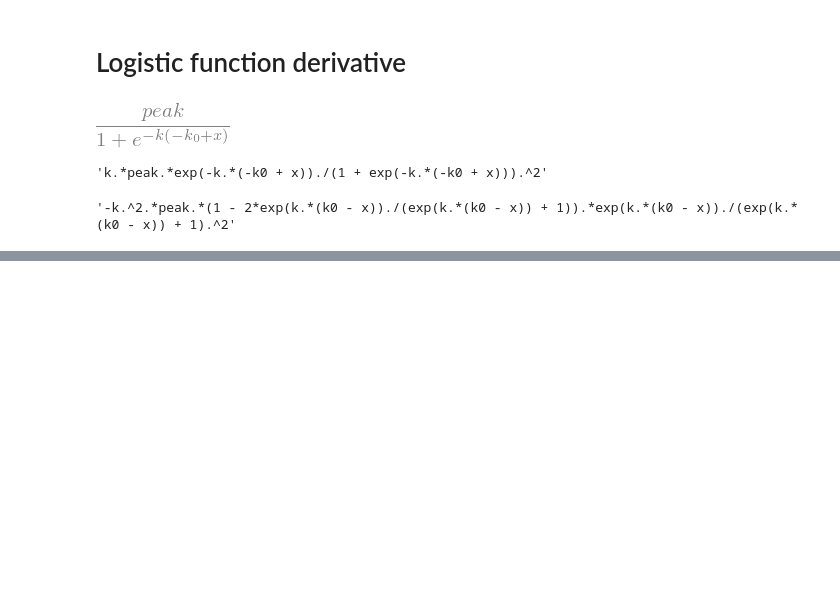
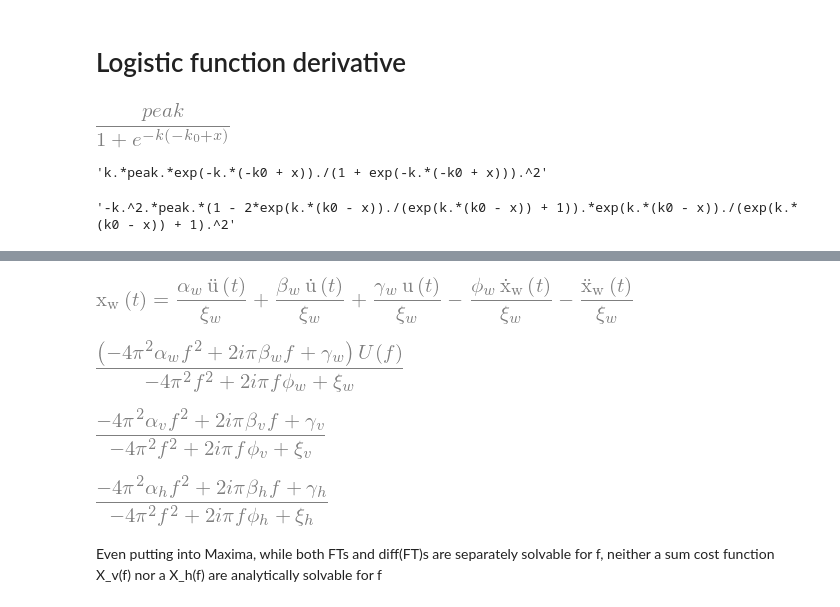
Before and after one commit to 0xDBFB7/transmembrane_potential, a Jupyter notebook: transmembrane_math.ipynb, the cells around one changed output, grey strips where cells are left out. Drawn from its saved outputs; the diff is of its cells as text; code cells hidden in the pictures; blank space fills up the shorter version.

Commit message:
CW tone fourier test

```diff
--- a/transmembrane_math.ipynb
+++ b/transmembrane_math.ipynb
@@ -550,15 +550,15 @@ does that mean the virus's equilibirium pore density should be lower?
 
 T0_w, U0_w, X0_w = symbols("T0_w, U0_w, X0_w")
 
-main_ODE = Eq(x2_w(t), ((1/(T0_w*T0_w))*U0_w*alpha_w*u2(t) + (1/T0_w)*U0_w*beta_w*u1(t) + U0_w*gamma_w*u0(t)
+main_ODE_nondim = Eq(x2_w(t), ((1/(T0_w*T0_w))*U0_w*alpha_w*u2(t) + (1/T0_w)*U0_w*beta_w*u1(t) + U0_w*gamma_w*u0(t)
                                             - (1/T0_w)*X0_w*phi_w*x1_w(t) - X0_w*xi_w*x0_w(t)) / (X0_w * (1/(T0_w*T0_w))))
 
-display(main_ODE.expand())
+display(main_ODE_nondim.expand())
 
 # # T0,,etc correction factors need to be added here in this step.
-main_x0_ode = sympy.solve(main_ODE,x0_w(t))[0]
+main_x0_ode_nondim = sympy.solve(main_ODE_nondim,x0_w(t))[0]
 
-display(Eq(x0_w(t), main_x0_ode.expand()))
+display(Eq(x0_w(t), main_x0_ode_nondim.expand()))
 # %% [output]
 [figure]
 [figure]
@@ -647,0 +669,46 @@ sympy.julia_code(logistic.diff(x,x))
+# %%
+main_x0_ode = sympy.solve(main_ODE,x0_w(t))[0]
+display(Eq(x0_w(t), main_x0_ode.expand()))
+# %% [output]
+[figure, added]
+# %%
+f, k = symbols("f, k")
+X_w = Function("X_w")
+X_v = Function("X_v")
+X_h = Function("X_h")
+U = Function("U")
+# %%
+fourier_const = 2 * pi * I * f
+
+FT_x0_ode = Eq(x0_w(t), main_x0_ode).subs([(u0(t), U(f)), (u1(t), fourier_const*U(f)),(u2(t), fourier_const*fourier_const*U(f)),
+                  (x0_w(t), X_w(f)), (x1_w(t), fourier_const*X_w(f)), (x2_w(t), fourier_const*fourier_const*X_w(f))]).expand()
+
+FT_x0_ode = sympy.solve(FT_x0_ode, X_w(f))[0]
+
+FT_x0_ode
+# %% [output]
+[figure, added]
+# %%
+alpha_v, beta_v, gamma_v, phi_v, xi_v = symbols("alpha_v, beta_v, gamma_v, phi_v, xi_v")
+
+FT_virus_x0_ode = FT_x0_ode.subs([(alpha_w, alpha_v), (beta_w, beta_v),
+                            (gamma_w, gamma_v),(phi_w, phi_v),(xi_w, xi_v)])
+
+# FT_virus_x0_ode = FT_virus_x0_ode.subs(U(f),sympy.DiracDelta(f-k)) #okay, now this is just silly and unnecessary wrangling.
+FT_virus_x0_ode = FT_virus_x0_ode.subs(U(f), 1)
+
+FT_virus_x0_ode
+# %% [output]
+[figure, added]
+# %%
+alpha_h, beta_h, gamma_h, phi_h, xi_h = symbols("alpha_h, beta_h, gamma_h, phi_h, xi_h")
+
+FT_host_x0_ode = FT_x0_ode.subs([(alpha_w, alpha_h), (beta_w, beta_h),
+                            (gamma_w, gamma_h),(phi_w, phi_h),(xi_w, xi_h)])
+
+# FT_host_x0_ode = FT_host_x0_ode.subs(U(f),sympy.DiracDelta(f-k)) #okay, now this is just silly and unnecessary wrangling.
+FT_host_x0_ode = FT_host_x0_ode.subs(U(f),1)
+
+FT_host_x0_ode
+# %% [output]
+[figure, added]
@@ -647,0 +736,2 @@ sympy.julia_code(logistic.diff(x,x))
+# %% [markdown]
+Even putting into Maxima, while both FTs and diff(FT)s are separately solvable for f, neither a sum cost function X_v(f) nor a X_h(f) are analytically solvable for f
```
Also changed, not shown: parts of 15 cells of this notebook, 4 other files.
